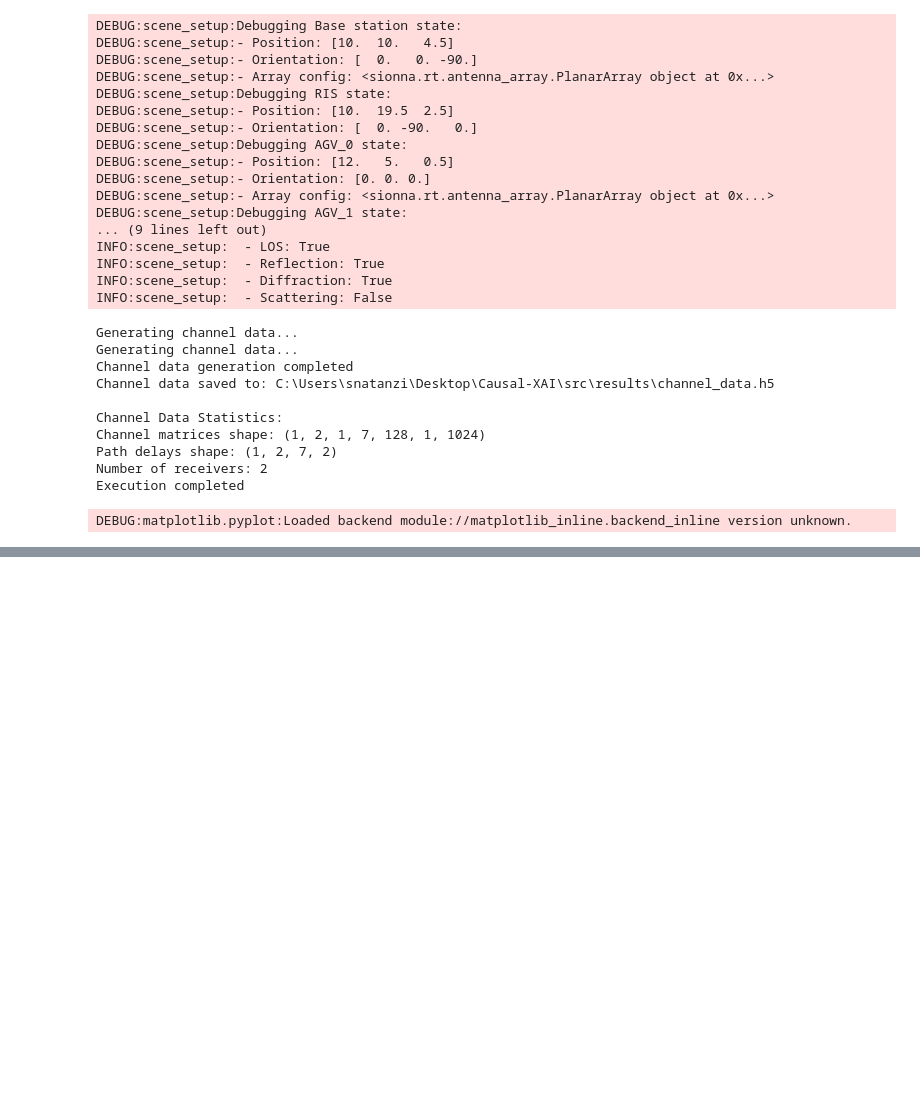
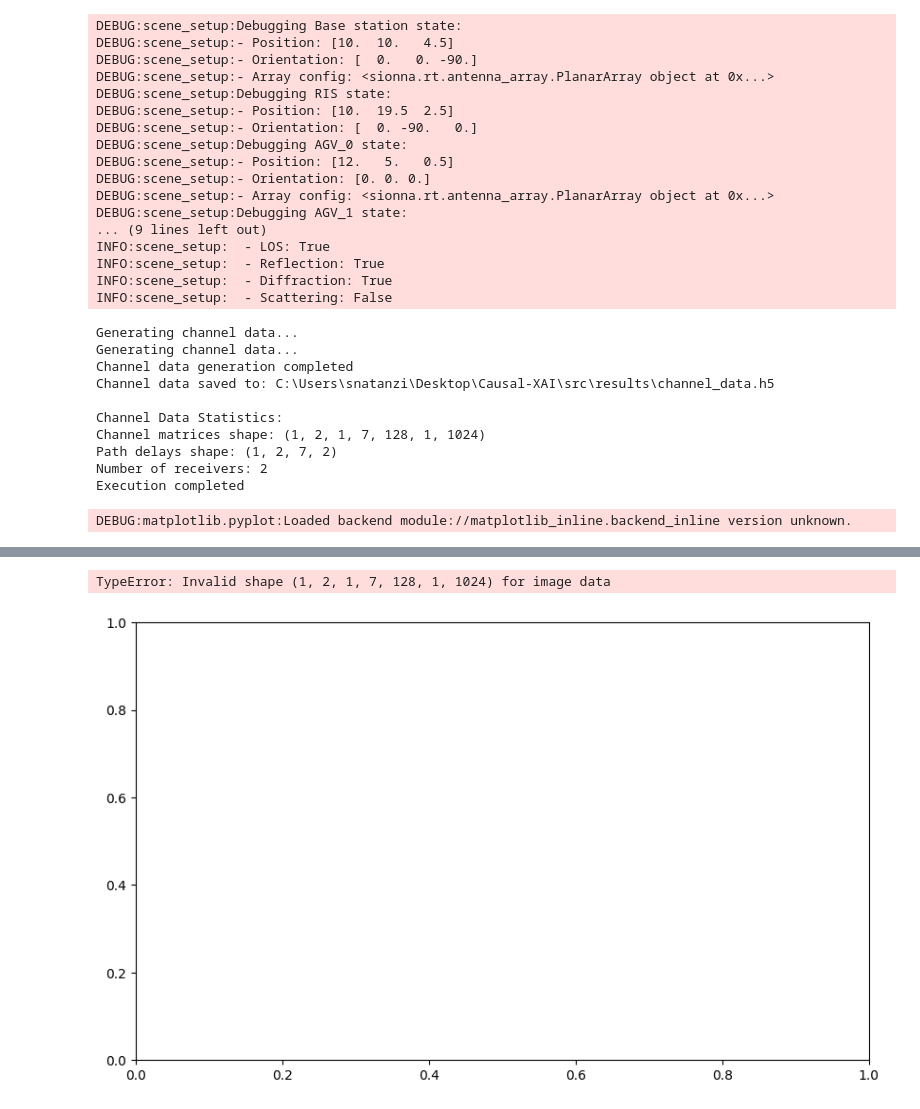
Before and after one commit to CLIS-WPI/Causal-XAI, a Jupyter notebook: src/Untitled2.ipynb, the cells around one changed output, grey strips where cells are left out. Saved outputs shown, nothing was run; the diff lists cells and outputs as text; code cells hidden in the pictures; blank space fills up the shorter version.

```diff
--- a/src/Untitled2.ipynb
+++ b/src/Untitled2.ipynb
@@ -77,0 +47,12 @@ RuntimeError: Error generating channel response: Unknown method 'image'
+# %%
+# Initialize configuration
+config = SmartFactoryConfig()
+
+# Update the ray tracing method to a valid option
+config.ray_tracing['method'] = 'fibonacci'  # or 'exhaustive'
+
+# Create channel generator
+channel_gen = SmartFactoryChannel(config)
+
+# Generate channel
+channel_data = channel_gen.generate_channel()
@@ -77,0 +79,38 @@ RuntimeError: Error generating channel response: Unknown method 'image'
+# %%
+# Now let's visualize the channel data
+if 'h' in channel_data:
+    # Plot channel magnitude
+    plt.figure(figsize=(10,6))
+    magnitude_db = 20 * np.log10(np.abs(channel_data['h'].numpy()))
+    plt.imshow(magnitude_db, aspect='auto', cmap='viridis')
+    plt.colorbar(label='Magnitude (dB)')
+    plt.xlabel('Subcarrier Index')
+    plt.ylabel('Antenna Index')
+    plt.title('Channel Magnitude Response')
+    plt.show()
+
+if 'paths' in channel_data:
+    # Plot path delays
+    plt.figure(figsize=(10,6))
+    delays = channel_data['paths'].tau.numpy().flatten()
+    plt.hist(delays, bins=50)
+    plt.xlabel('Delay (s)')
+    plt.ylabel('Count')
+    plt.title('Path Delay Distribution')
+    plt.grid(True)
+    plt.show()
+
+# Print channel statistics
+print("\nChannel Statistics:")
+if 'h' in channel_data:
+    h_numpy = channel_data['h'].numpy()
+    print(f"Channel matrix shape: {h_numpy.shape}")
+    print(f"Maximum magnitude: {np.max(np.abs(h_numpy)):.2f}")
+    print(f"Minimum magnitude: {np.min(np.abs(h_numpy)):.2f}")
+
+if 'paths' in channel_data:
+    print(f"\nPath Statistics:")
+    print(f"Number of paths: {len(channel_data['paths'].tau.numpy().flatten())}")
+    print(f"Maximum delay: {np.max(channel_data['paths'].tau.numpy()):.2e} s")
+    print(f"Minimum delay: {np.min(channel_data['paths'].tau.numpy()):.2e} s")
+# %% [output]
@@ -77,0 +134,2 @@ RuntimeError: Error generating channel response: Unknown method 'image'
+TypeError: Invalid shape (1, 2, 1, 7, 128, 1, 1024) for image data
+[figure, added]
```
Also changed, not shown: parts of 3 cells of this notebook, 2 other files.
